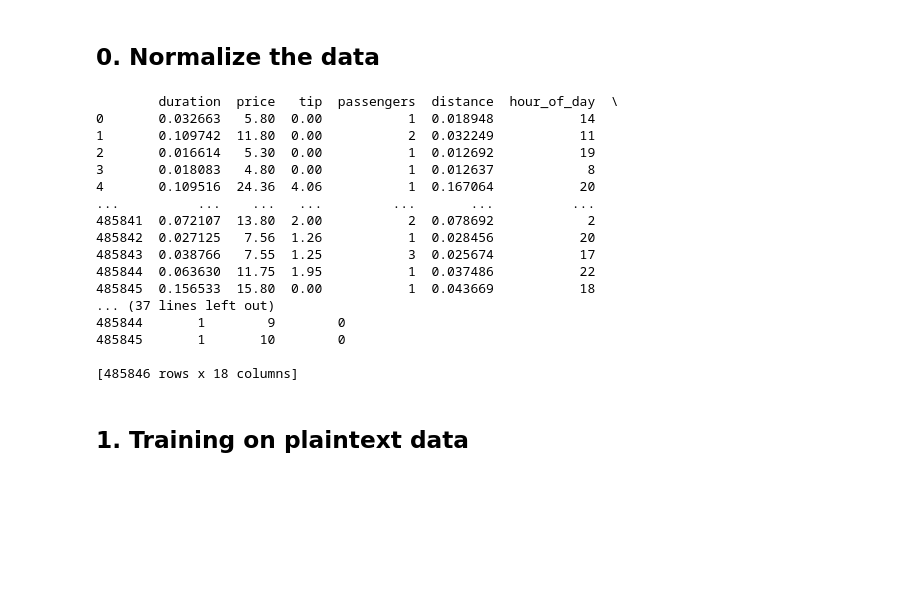
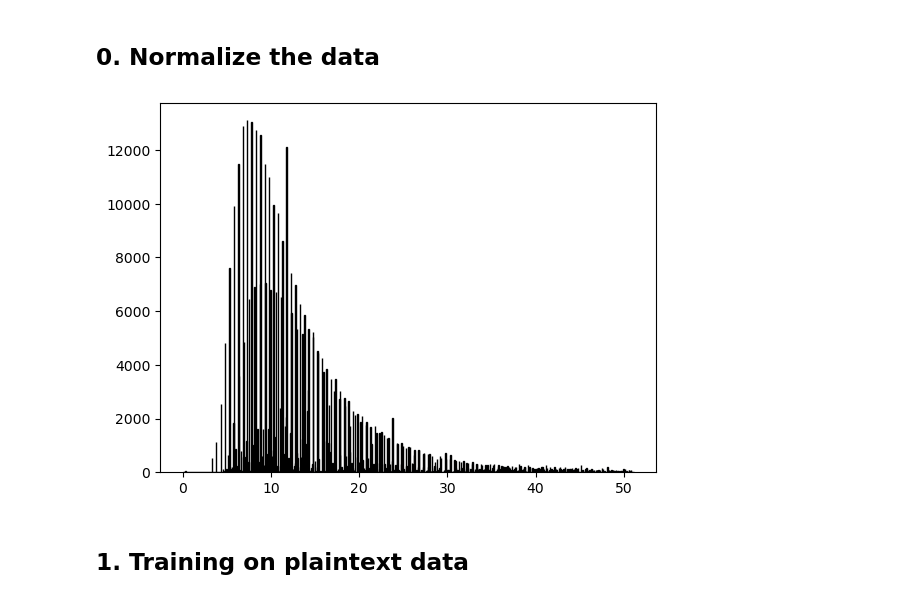
Before and after one commit to yuriko627/FHE-secure-inference, a Jupyter notebook: linear_regression.ipynb, the cells around one changed output. Saved outputs shown, nothing was run; the diff lists cells and outputs as text; code cells hidden in the pictures; blank space fills up the shorter version.

```diff
--- a/linear_regression.ipynb
+++ b/linear_regression.ipynb
@@ -40,30 +44,25 @@ print(taxi_dataset)
 [485846 rows x 18 columns]
 # %% [markdown]
 ## 0. Normalize the data
-# %%
-scaler = MinMaxScaler()
-columns_to_scale = ['duration', 'distance']
-
-taxi_dataset[columns_to_scale] = scaler.fit_transform(taxi_dataset[columns_to_scale])
-print(taxi_dataset)
-# %% [output]
-        duration  price   tip  passengers  distance  hour_of_day  \
-0       0.032663   5.80  0.00           1  0.018948           14
-1       0.109742  11.80  0.00           2  0.032249           11
-2       0.016614   5.30  0.00           1  0.012692           19
-3       0.018083   4.80  0.00           1  0.012637            8
-4       0.109516  24.36  4.06           1  0.167064           20
-...          ...    ...   ...         ...       ...          ...
-485841  0.072107  13.80  2.00           2  0.078692            2
-485842  0.027125   7.56  1.26           1  0.028456           20
-485843  0.038766   7.55  1.25           3  0.025674           17
-485844  0.063630  11.75  1.95           1  0.037486           22
-485845  0.156533  15.80  0.00           1  0.043669           18
-... (37 lines left out)
-485844       1        9        0
-485845       1       10        0
-
-[485846 rows x 18 columns]
+# %%
+# scaler = MinMaxScaler()
+# columns_to_scale = taxi_dataset.columns.difference(['price'])
+
+# taxi_dataset[columns_to_scale] = scaler.fit_transform(taxi_dataset[columns_to_scale])
+target = taxi_dataset.pop('price')
+for key in ['tip', 'start_longitude', 'end_longitude', 'start_latitude', 'end_latitude', 'airport']:
+  taxi_dataset.pop(key)
+taxi_dataset['distance'] = round(100*taxi_dataset['distance'])
+mean = target.mean()
+std = target.std()
+taxi_dataset = taxi_dataset[target < mean + 3*std]
+target = target[target < mean + 3*std]
+
+# print(taxi_dataset)
+plt.hist(target, bins=1000,edgecolor='black')
+plt.show()
+# %% [output]
+[figure, added]
 # %%
 # ConcreteMl currently does not support input or output data in categorical, string, or generic object data types
 # so let's convert the data type of the target array to integer
```
Also changed, not shown: parts of 10 cells of this notebook.
